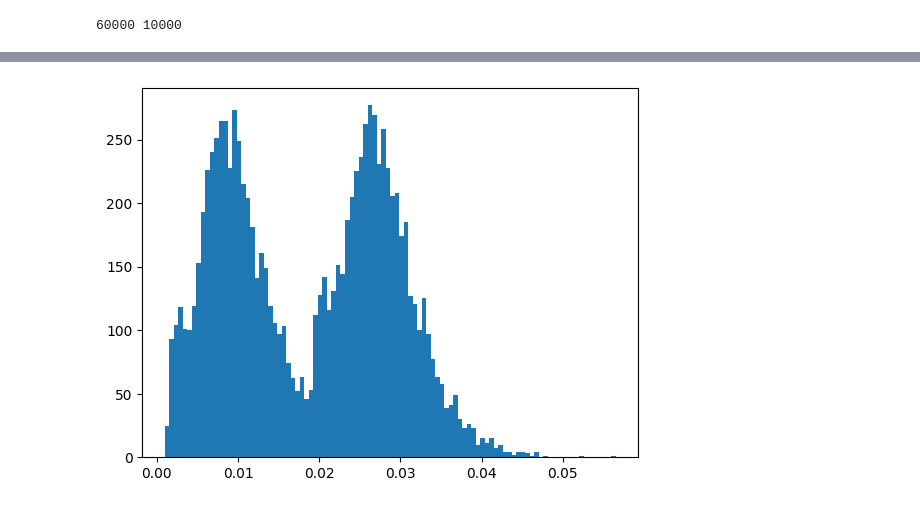
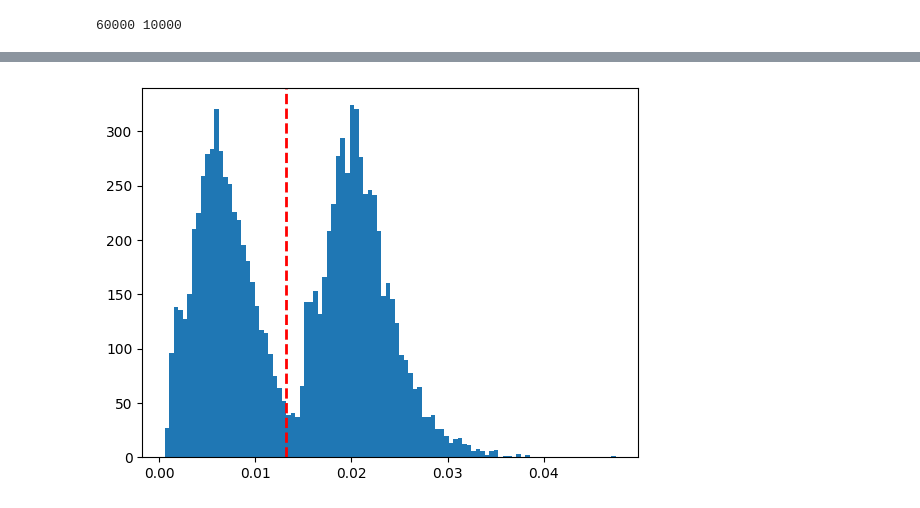
Before and after one commit to AIS-UCLA/mnist-mad, a Jupyter notebook: autoencoder.ipynb, the cells around one changed output, grey strips where cells are left out. Cells and saved outputs as stored; diff of their text form; code cells hidden in the pictures.

```diff
--- a/autoencoder.ipynb
+++ b/autoencoder.ipynb
@@ -278,16 +274,49 @@ error_cuttoff = 0.02
-# %%
-# graph the reconstruction error
-def get_reconstruction_error(autoencoder, data):
-  errors = []
-  for img, _ in data:
-    output = autoencoder(img.unsqueeze(0))
-    error = nn.MSELoss()(output, img.unsqueeze(0))
-    errors.append(error.item())
-  return errors
-# graph
-plt.figure()
-plt.hist(get_reconstruction_error(anomalyDetector, all_poisoned_test_data), bins=100)
-plt.show()
-# %% [output]
-[figure, removed]
+# %%
+import numpy as np
+import matplotlib.pyplot as plt
+from scipy.signal import find_peaks
+
+# Compute the histogram
+reconstruction_error = get_reconstruction_error(anomalyDetector, all_poisoned_test_data)
+hist, bin_edges = np.histogram(reconstruction_error, bins=100)
+
+# Find peaks
+peaks, _ = find_peaks(hist)
+
+# If less than two peaks are found, print a message and exit
+if len(peaks) < 2:
+    print("Less than two peaks found.")
+    # sys.exit()
+
+# Sort peaks by their height
+peaks_sorted = peaks[np.argsort(hist[peaks])][::-1]  # Sort peaks from largest to smallest
+
+# Find local minima
+from scipy.signal import argrelextrema
+local_minima = argrelextrema(hist, np.less)[0]
+
+if len(local_minima) > 0:
+    # Find the two largest peaks
+    peak1_bin = bin_edges[peaks_sorted[0]]
+    peak2_bin = bin_edges[peaks_sorted[1]]
+
+    # Calculate the midpoint between the two peaks
+    midpoint = (peak1_bin + peak2_bin) / 2
+
+    # Find the first minimum after the midpoint
+    minima_after_midpoint = [m for m in local_minima if bin_edges[m] > midpoint]
+    if minima_after_midpoint:
+        valley = bin_edges[minima_after_midpoint[0]]
+    else:
+        print("No minima found after the midpoint")
+else:
+    print("No local minima found")
+
+# Show histogram
+plt.figure()
+plt.hist(reconstruction_error, bins=100)
+plt.axvline(x=valley, color='r', linestyle='dashed', linewidth=2)  # Show the valley in the plot
+plt.show()
+# %% [output]
+[figure, added]
 # %%
```
Also changed, not shown: parts of 10 cells of this notebook.
